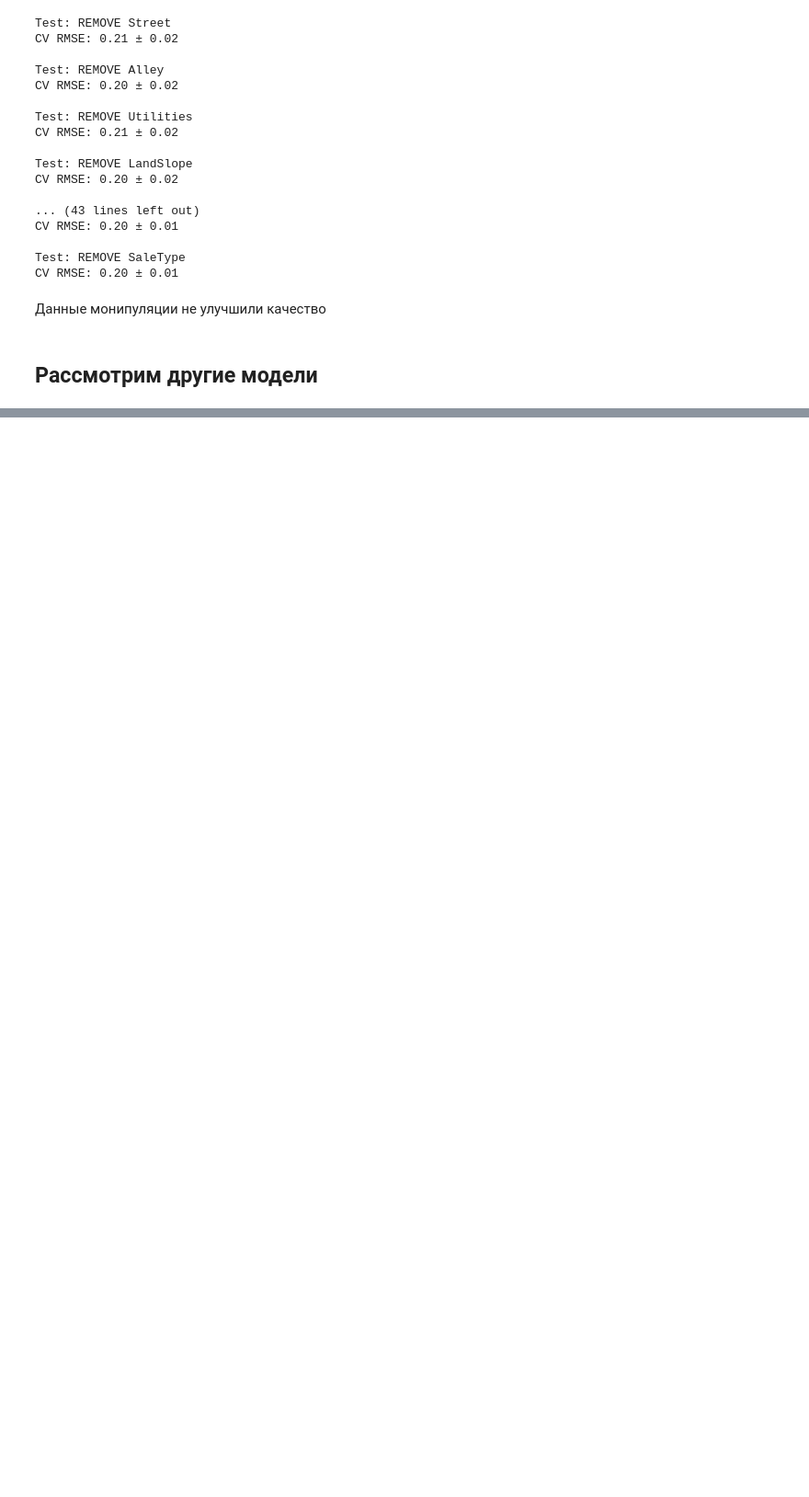
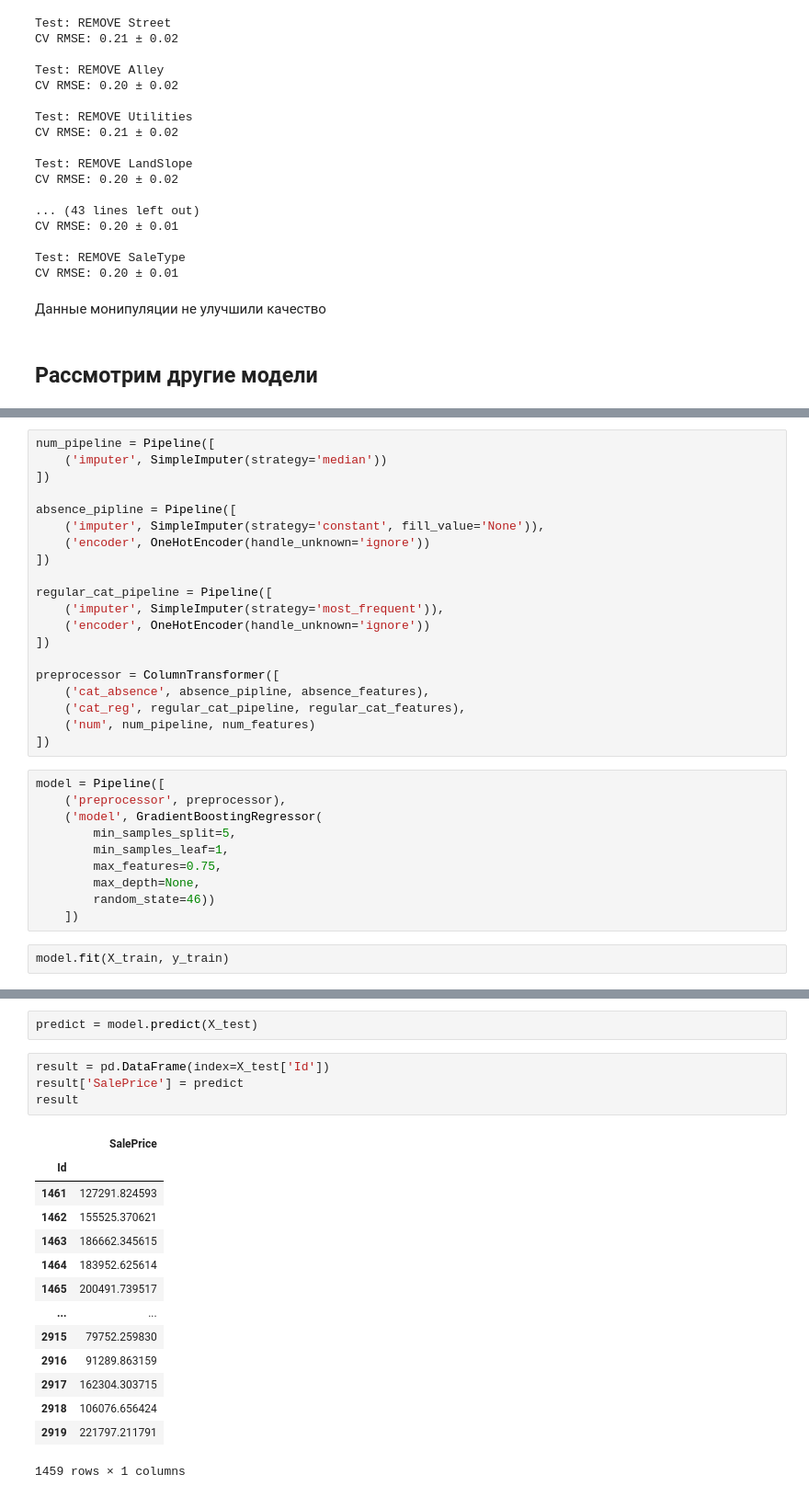
Before and after one commit to tirnish/housing-prices-ml, a Jupyter notebook: notebooks/03_modeling.ipynb, the cells around one changed output, grey strips where cells are left out. Shown at 92% size. Saved outputs shown, nothing was run; the diff lists cells and outputs as text; blank space fills up the shorter version.

Commit message:
completion of modeling

```diff
--- a/notebooks/03_modeling.ipynb
+++ b/notebooks/03_modeling.ipynb
@@ -232,0 +538,32 @@ CV RMSE: 0.20 ± 0.01
+# %%
+num_pipeline = Pipeline([
+    ('imputer', SimpleImputer(strategy='median'))
+])
+
+absence_pipline = Pipeline([
+    ('imputer', SimpleImputer(strategy='constant', fill_value='None')),
+    ('encoder', OneHotEncoder(handle_unknown='ignore'))
+])
+
+regular_cat_pipeline = Pipeline([
+    ('imputer', SimpleImputer(strategy='most_frequent')),
+    ('encoder', OneHotEncoder(handle_unknown='ignore'))
+])
+
+preprocessor = ColumnTransformer([
+    ('cat_absence', absence_pipline, absence_features),
+    ('cat_reg', regular_cat_pipeline, regular_cat_features),
+    ('num', num_pipeline, num_features)
+])
+# %%
+model = Pipeline([
+    ('preprocessor', preprocessor),
+    ('model', GradientBoostingRegressor(
+        min_samples_split=5,
+        min_samples_leaf=1,
+        max_features=0.75,
+        max_depth=None,
+        random_state=46))
+    ])
+# %%
+model.fit(X_train, y_train)
@@ -232,0 +588,21 @@ CV RMSE: 0.20 ± 0.01
+# %%
+predict = model.predict(X_test)
+# %%
+result = pd.DataFrame(index=X_test['Id'])
+result['SalePrice'] = predict
+result
+# %% [output]
+|  | SalePrice |
+| Id |  |
+| 1461 | 127291.824593 |
+| 1462 | 155525.370621 |
+| 1463 | 186662.345615 |
+| 1464 | 183952.625614 |
+| 1465 | 200491.739517 |
+| ... | ... |
+| 2915 | 79752.259830 |
+| 2916 | 91289.863159 |
+| 2917 | 162304.303715 |
+| 2918 | 106076.656424 |
+| 2919 | 221797.211791 |
+1459 rows × 1 columns
```
Also changed, not shown: parts of 25 cells of this notebook, 2 other files.
